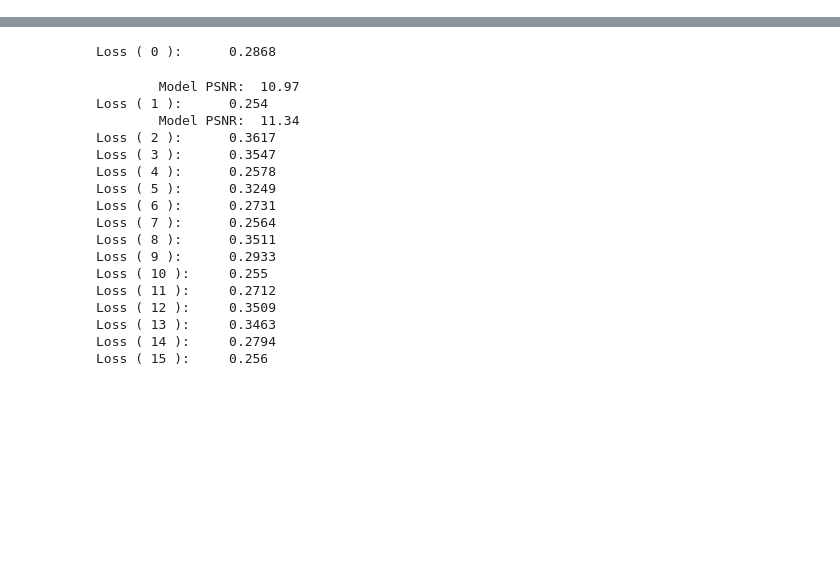
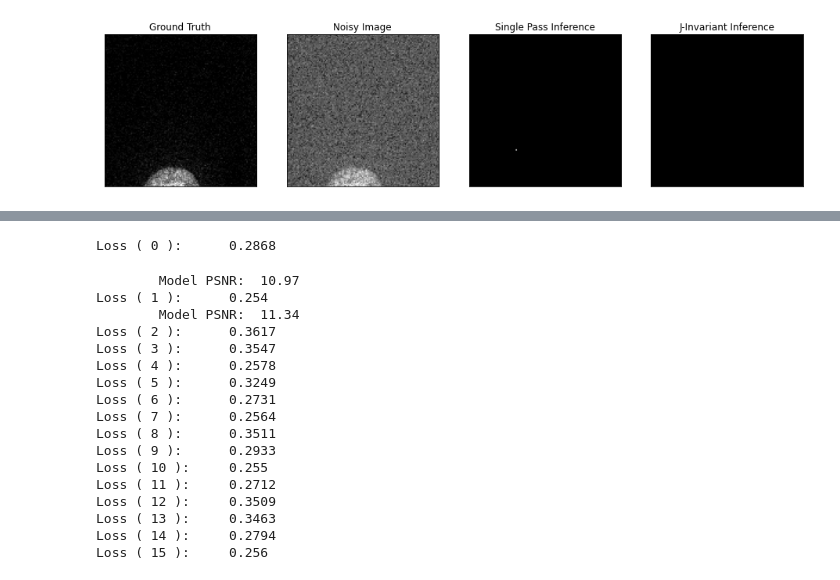
Before and after one commit to EmaadKhwaja/Deep-Learning-Denoising, a Jupyter notebook: Deep-Notebook.ipynb, the cells around one changed output, grey strips where cells are left out. Saved outputs shown, nothing was run; the diff lists cells and outputs as text; code cells hidden in the pictures; blank space fills up the shorter version.

```diff
--- a/Deep-Notebook.ipynb
+++ b/Deep-Notebook.ipynb
@@ -183,8 +289,10 @@ simple_output = model(noisy,st)
 invariant_output = masker.infer_full_image(noisy, model,st)
 # %%
 idx = 1
-plot_tensors([clean[idx], noisy[idx], simple_output[0][idx], invariant_output[idx]],
+plot_tensors([clean[idx], noisy[idx], simple_output[1][idx], invariant_output[idx]],
             ["Ground Truth", "Noisy Image", "Single Pass Inference", "J-Invariant Inference"])
+# %% [output]
+[figure, added]
 # %%
 print("Test loss, single pass: ", round(loss_function(clean, simple_output[0]).item(), 3))
 print("Test loss, J-invariant: ", round(loss_function(clean, invariant_output).item(), 3))
```
Also changed, not shown: parts of 13 cells of this notebook, 1 other file.
